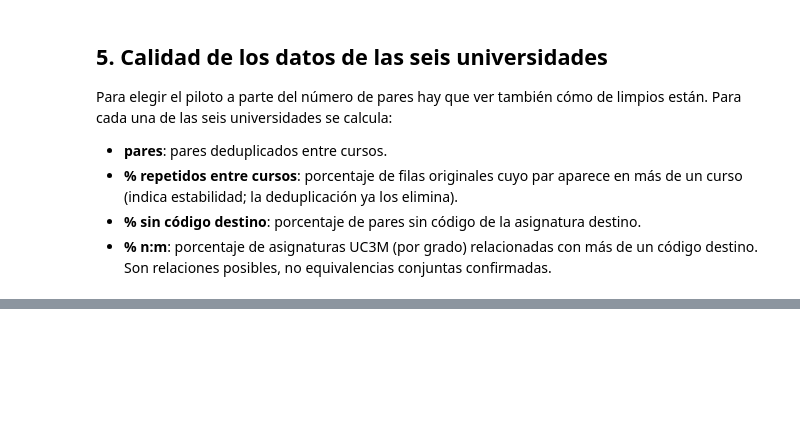
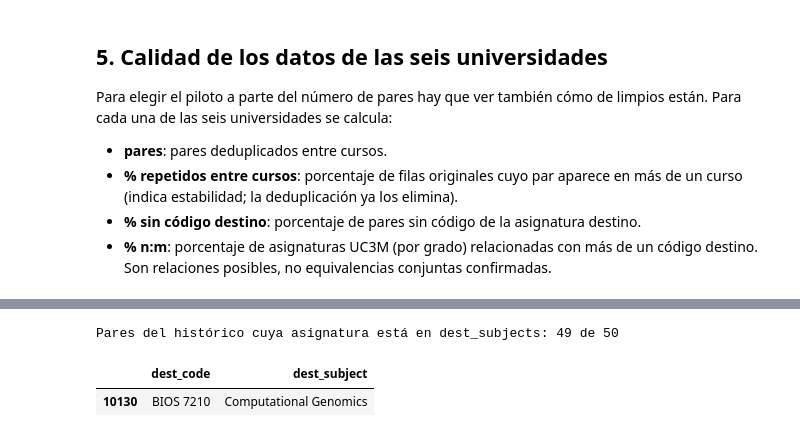
Before and after one commit to AISC-Madrid/aisc-convalidaciones, a Jupyter notebook: notebooks/01_eda_historical.ipynb, the cells around one changed output, grey strips where cells are left out. Cells and saved outputs as stored; diff of their text form; code cells hidden in the pictures; blank space fills up the shorter version.

```diff
--- a/notebooks/01_eda_historical.ipynb
+++ b/notebooks/01_eda_historical.ipynb
@@ -286,0 +356,21 @@ display(pd.DataFrame(rows))
+# %%
+import sqlite3
+
+"""
+- Saca de la BD todos los codigo_norm de Georgia Tech y los guarda en un conjunto (set), que es una estructura donde buscar es muy rápido.
+- Normaliza los códigos del Excel igual que en la BD ("BMED 2110" → "BMED2110") y comprueba cuáles están (isin).
+"""
+
+con = sqlite3.connect(PROCESSED_DIR / "uc3m.sqlite")
+en_bd = {fila[0] for fila in con.execute("SELECT codigo_norm FROM dest_subjects WHERE universidad = 'GATECH'")}
+con.close()
+
+gt["codigo_norm"] = gt["dest_code_norm"].str.replace(" ", "")
+gt["en_catalogo"] = gt["codigo_norm"].isin(en_bd)
+
+print(f"Pares del histórico cuya asignatura está en dest_subjects: {gt['en_catalogo'].sum()} de {len(gt)}")
+display(gt.loc[~gt["en_catalogo"], ["dest_code", "dest_subject"]])
+# %% [output]
+Pares del histórico cuya asignatura está en dest_subjects: 49 de 50
+|  | dest_code | dest_subject |
+| 10130 | BIOS 7210 | Computational Genomics |
```
Also changed, not shown: parts of 3 cells of this notebook, 4 other files.
